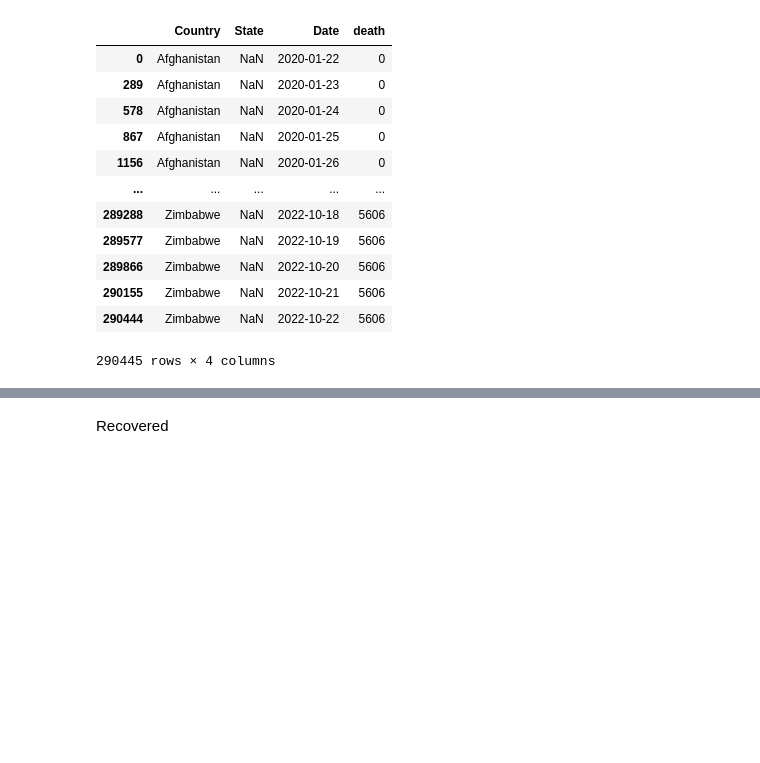
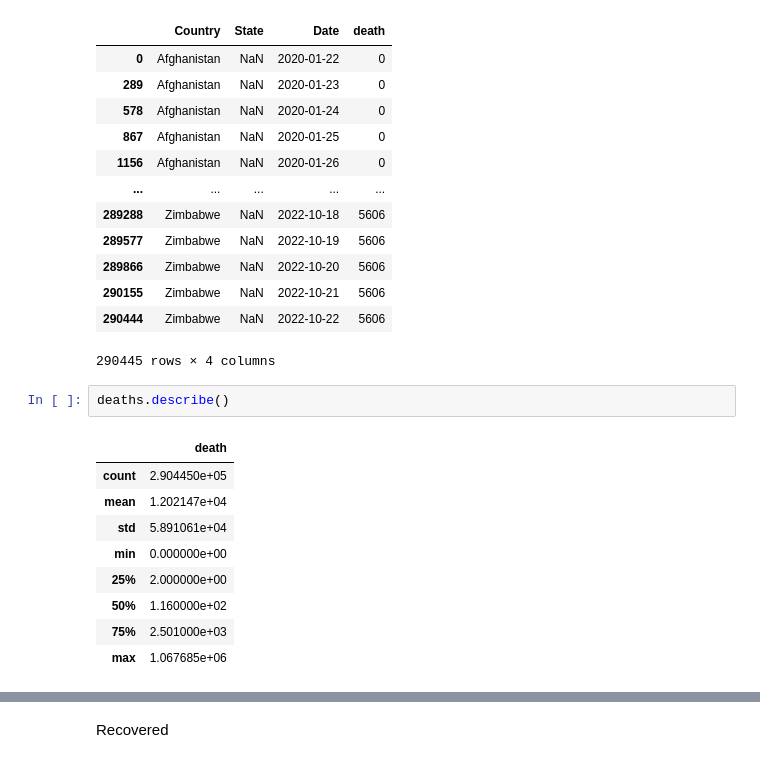
Before and after one commit to owdelc/LAB8Data, a Jupyter notebook: Lab8Data.ipynb, the cells around one changed output, grey strips where cells are left out. Cells and saved outputs as stored; diff of their text form; blank space fills up the shorter version.

```diff
--- a/Lab8Data.ipynb
+++ b/Lab8Data.ipynb
@@ -79,6 +91,18 @@ deaths
 | 290155 | Zimbabwe | NaN | 2022-10-21 | 5606 |
 | 290444 | Zimbabwe | NaN | 2022-10-22 | 5606 |
 290445 rows × 4 columns
+# %%
+deaths.describe()
+# %% [output]
+|  | death |
+| count | 2.904450e+05 |
+| mean | 1.202147e+04 |
+| std | 5.891061e+04 |
+| min | 0.000000e+00 |
+| 25% | 2.000000e+00 |
+| 50% | 1.160000e+02 |
+| 75% | 2.501000e+03 |
+| max | 1.067685e+06 |
 # %%
 deaths.info()
 # %% [output]
```
Also changed, not shown: parts of 14 cells of this notebook.
